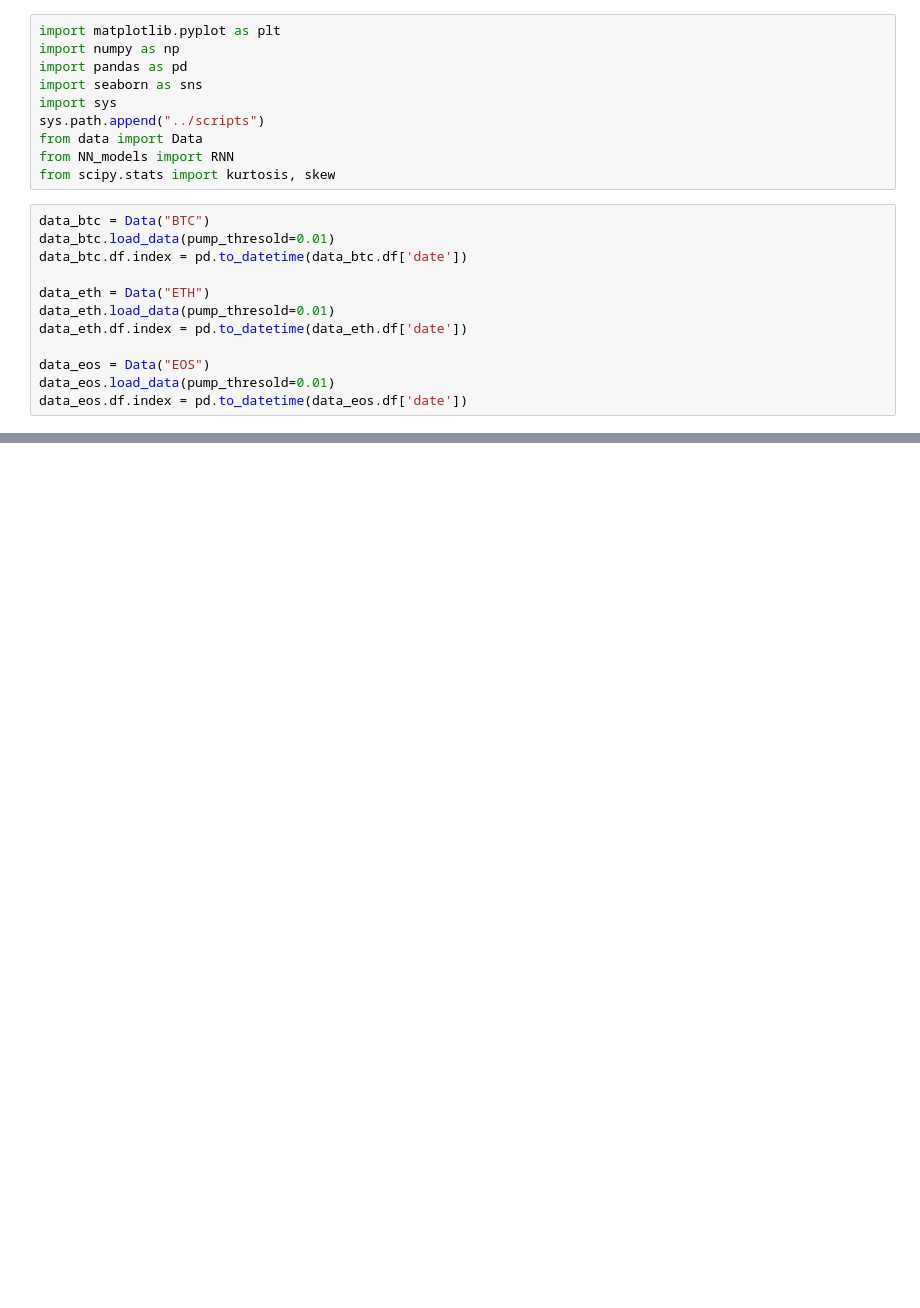
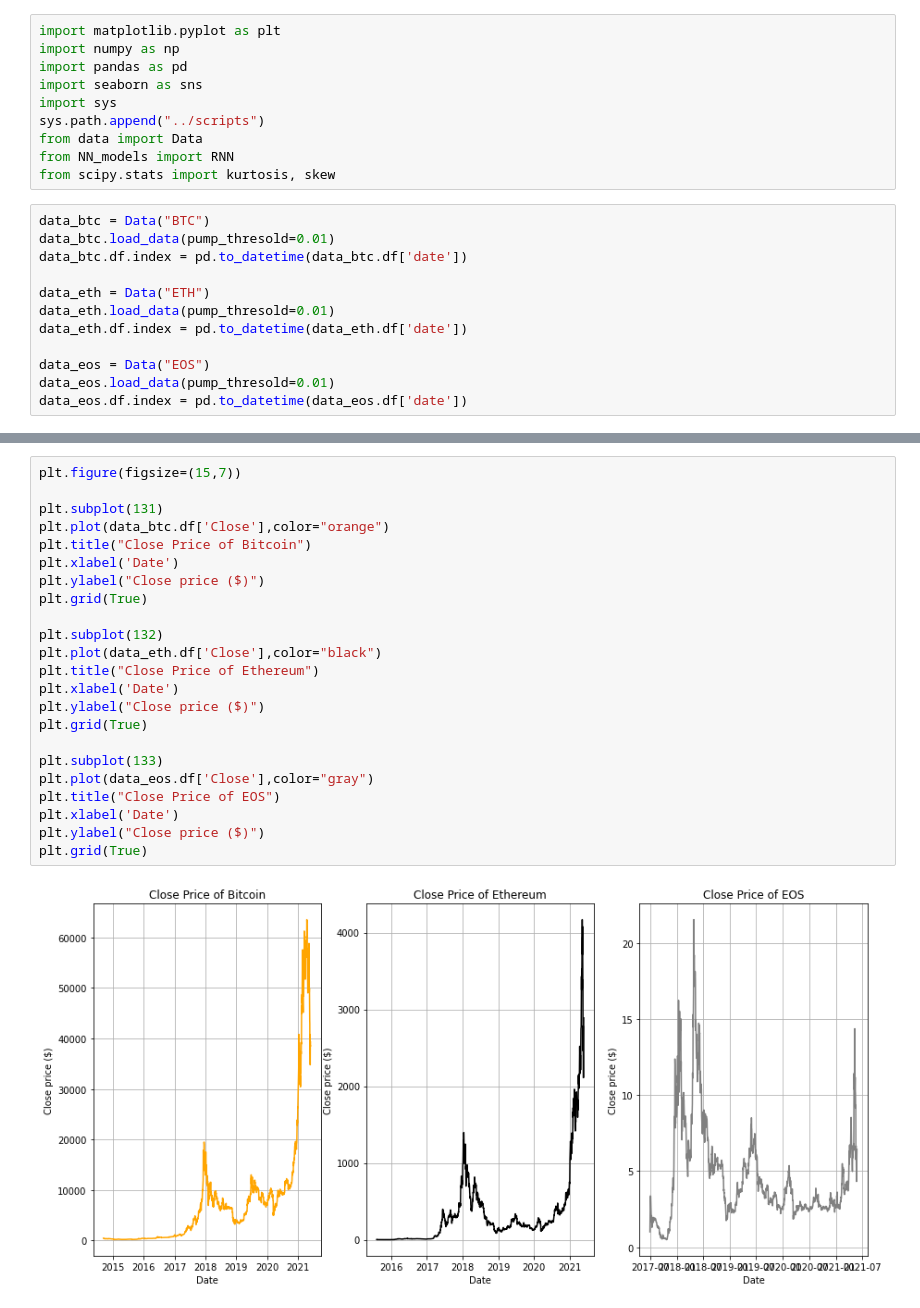
Before and after one commit to GuillaumePv/data-analysis-crypto, a Jupyter notebook: notebooks/visualization.ipynb, the cells around one changed output, grey strips where cells are left out. Drawn from its saved outputs; the diff is of its cells as text; blank space fills up the shorter version.

```diff
--- a/notebooks/visualization.ipynb
+++ b/notebooks/visualization.ipynb
@@ -91,0 +75,25 @@ plt.grid(True)
+# %%
+plt.figure(figsize=(15,7))
+
+plt.subplot(131)
+plt.plot(data_btc.df['Close'],color="orange")
+plt.title("Close Price of Bitcoin")
+plt.xlabel('Date')
+plt.ylabel("Close price ($)")
+plt.grid(True)
+
+plt.subplot(132)
+plt.plot(data_eth.df['Close'],color="black")
+plt.title("Close Price of Ethereum")
+plt.xlabel('Date')
+plt.ylabel("Close price ($)")
+plt.grid(True)
+
+plt.subplot(133)
+plt.plot(data_eos.df['Close'],color="gray")
+plt.title("Close Price of EOS")
+plt.xlabel('Date')
+plt.ylabel("Close price ($)")
+plt.grid(True)
+# %% [output]
+[figure, added]
```
Also changed, not shown: parts of 10 cells of this notebook.
